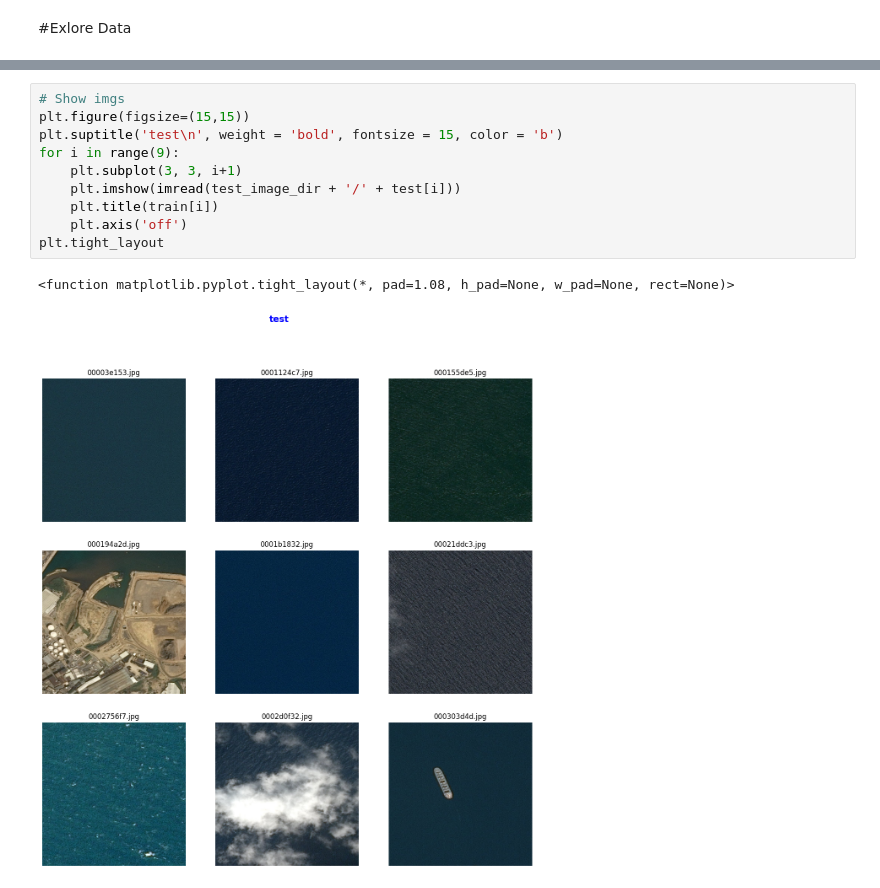
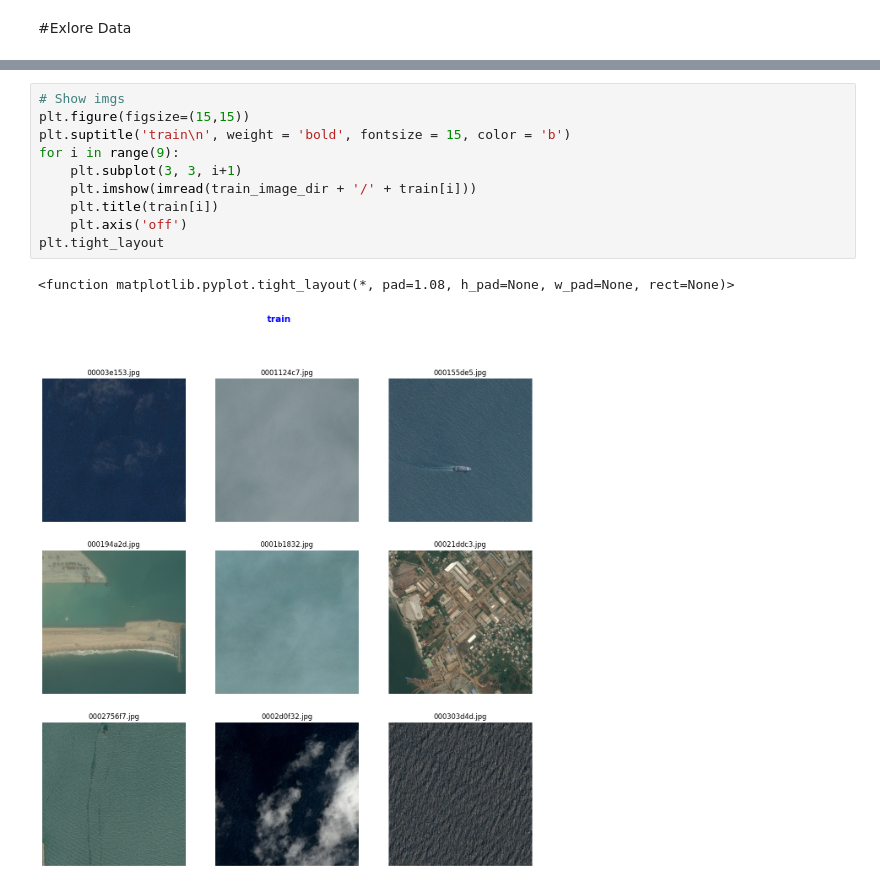
Before and after one commit to YelizavetaP/AirbusShipDetectionChallenge, a Jupyter notebook: Untitled-1.ipynb, the cells around one changed output, grey strips where cells are left out. Cells and saved outputs as stored; diff of their text form.

```diff
--- a/Untitled-1.ipynb
+++ b/Untitled-1.ipynb
@@ -35,13 +35,13 @@ Train: 37751 ,  Test:  15606
 # %%
 # Show imgs
 plt.figure(figsize=(15,15))
-plt.suptitle('test\n', weight = 'bold', fontsize = 15, color = 'b')
+plt.suptitle('train\n', weight = 'bold', fontsize = 15, color = 'b')
 for i in range(9):
     plt.subplot(3, 3, i+1)
-    plt.imshow(imread(test_image_dir + '/' + test[i]))
+    plt.imshow(imread(train_image_dir + '/' + train[i]))
     plt.title(train[i])
     plt.axis('off')
 plt.tight_layout
 # %% [output]
 <function matplotlib.pyplot.tight_layout(*, pad=1.08, h_pad=None, w_pad=None, rect=None)>
-[figure, old version]
+[figure, new version]
```
Also changed, not shown: parts of 1 cell of this notebook.
